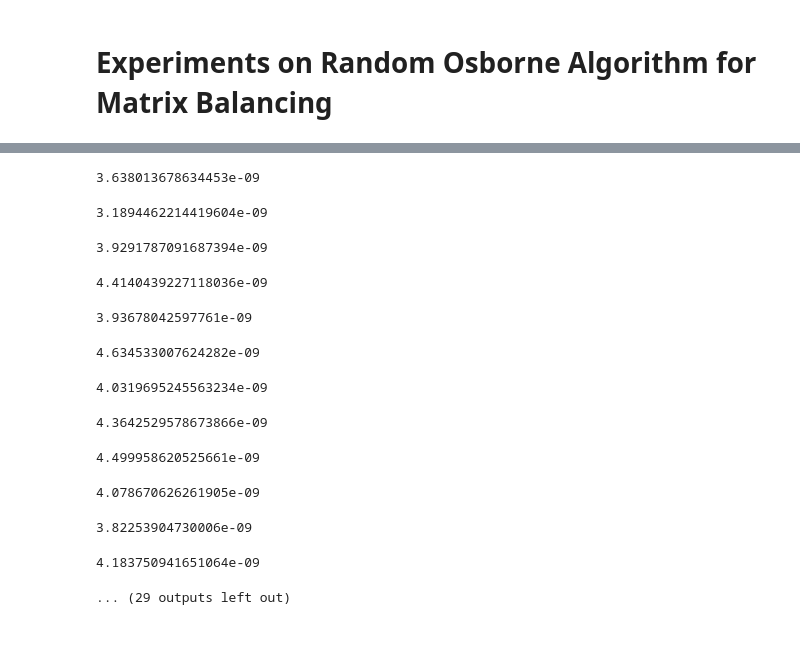
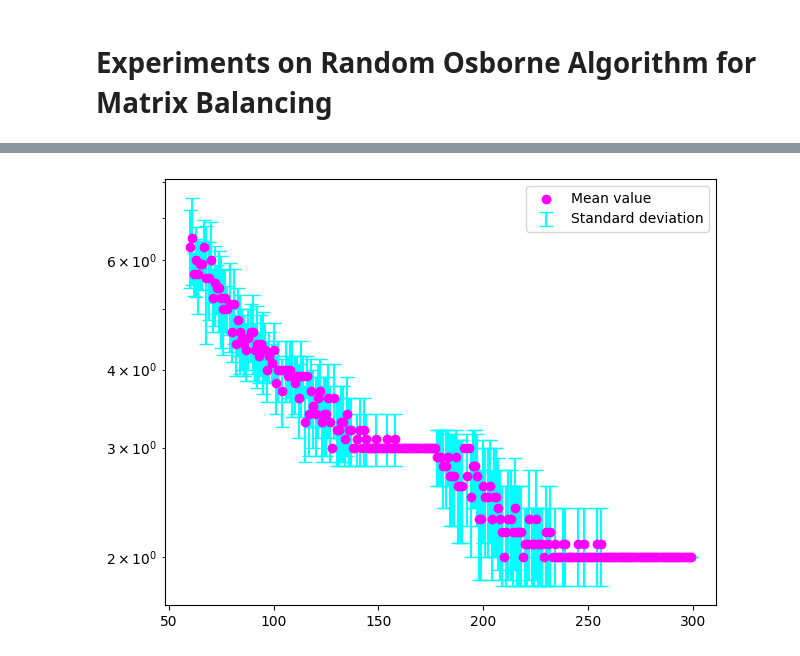
Before and after one commit to alexicanesse/Near-linear-convergence-of-the-Random-Osborne-algorithm-for-Matrix-Balancing, a Jupyter notebook: experiments.ipynb, the cells around one changed output, grey strips where cells are left out. Drawn from its saved outputs; the diff is of its cells as text; code cells hidden in the pictures.

```diff
--- a/experiments.ipynb
+++ b/experiments.ipynb
@@ -99,51 +126,24 @@ for method in ['greedy', 'cyclic', 'random', 'random_cyclic']:
 # %%
-epsilon=1e-4
-
-method = 'cyclic'
-x = []
 times = []
 x_mean = []
 times_mean = []
 times_std = []
-m = 175
-kappa = 300
-for n in tqdm(range(20, 60), desc=method):
+n = 20
+for m in tqdm(range(60, 300), desc="d"):
     for _ in range(10):
-        #matrix = utils.generate_matrix_params(n=n, m=m, kappa=kappa)
         matrix = utils.generate_sparse_matrix(n=n, m=m)
-        kappa = matrix.sum()/np.min(matrix.data)
         d = utils.diameter_of_matrix(matrix)
-
-        balancer = osborn.MatrixBalancer(matrix, device='cpu', epsilon=epsilon)
-        start_time = time.time()
-        balanced_matrix, it = balancer.balance(method=method)
-        #times.append((time.time() - start_time))
-        times.append((time.time() - start_time) / (m * min(d, 1/epsilon) * np.log(kappa) /epsilon))
-        #times.append((m * min(d, 1/epsilon) * np.log(kappa) /epsilon))
-        # / (m * min(d, 1/epsilon) * np.log(kappa) /epsilon)
-        x.append(n)
-    x_mean.append(n)
+        times.append(d)
+    x_mean.append(m)
     times_mean.append(np.mean(times[-10:]))
     times_std.append(np.std(times[-10:]))
-    print(times_mean[-1])
 
 plt.errorbar(x_mean, times_mean, yerr=times_std, fmt="none", capsize=5., label="Standard deviation", color="cyan", zorder=1)
 plt.scatter(x_mean, times_mean, label="Mean value", color="magenta")
+plt.yscale("log")
 plt.legend()
 plt.tight_layout()
-plt.savefig(f"{method}_function_of_n_n_20_60__kappa_{kappa}.pdf")
+plt.savefig(f"d.pdf")
 plt.show()
 # %% [output]
-3.638013678634453e-09
-3.1894462214419604e-09
-3.9291787091687394e-09
-4.4140439227118036e-09
-3.93678042597761e-09
-4.634533007624282e-09
-4.0319695245563234e-09
-4.3642529578673866e-09
-4.499958620525661e-09
-4.078670626261905e-09
-3.82253904730006e-09
-4.183750941651064e-09
-... (29 outputs left out)
+[figure, added]
```
Also changed, not shown: parts of 8 cells of this notebook.
